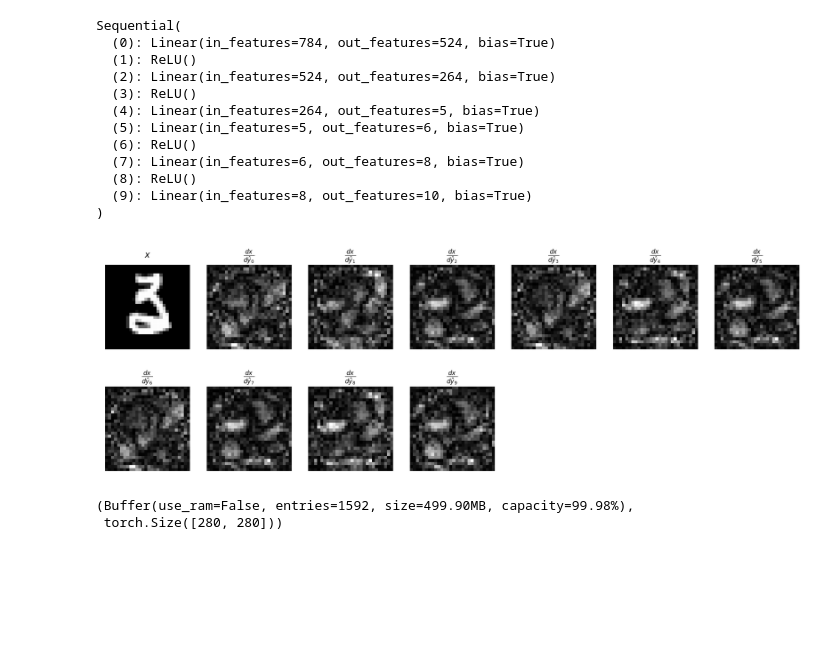
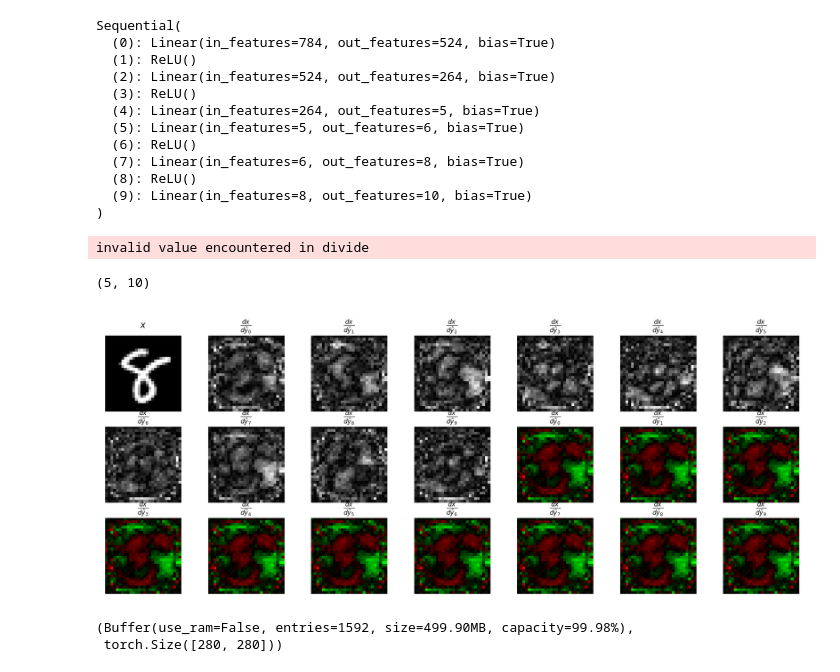
Before and after one commit to eivind-bn/master-project, a Jupyter notebook: mnist_autoencoder.ipynb, the cells around one changed output. Drawn from its saved outputs; the diff is of its cells as text; code cells hidden in the pictures; blank space fills up the shorter version.

```diff
--- a/mnist_autoencoder.ipynb
+++ b/mnist_autoencoder.ipynb
@@ -148,26 +176,65 @@ stats.plot_loss()
 # %%
 idx = random.randint(0,len(images))
 X = images[idx]
-feedforward = classifier(X)
-
-Y = feedforward.numpy()
-digit = feedforward.tensor().argmax().item()
+Y = classifier(X)
+digit = Y.tensor(True).argmax().item()
 
 fig = plt.figure(dpi=250, figsize=(10,5))
-fig.add_subplot(3,7, 1)
+fig.add_subplot(4,7, 1)
 plt.imshow(X, cmap="gray")
 plt.axis('off')
 plt.title(f'$x$', size=7)
 
 saliencies = []
 for i in range(10):
-    fig.add_subplot(3,7,i+2)
-    saliencies.append(feedforward.saliency(lambda t: t[i]))
+    fig.add_subplot(4,7,i+2)
+    saliencies.append(Y.saliency(lambda t: t[i]))
     plt.imshow(saliencies[-1], cmap="gray")
     plt.axis('off')
     plt.title(f'$\\frac{{dx}}{{d\hat y_{i}}}$', size=7)
+
+
+for i in range(10):
+    gradients = Y.gradients(lambda t: t.sum())
+    min,max = gradients.min(), gradients.max()
+    if abs(max) > abs(min):
+        min = -max
+    else:
+        max = -min
+    red = torch.where(gradients < 0, gradients/min, torch.zeros_like(gradients))
+    green = torch.where(gradients > 0, gradients/max, torch.zeros_like(gradients))
+    saliency_with_corr = torch.zeros((28,28,3), dtype=torch.float32, device="cpu")
+    saliency_with_corr[:,:,0] = red
+    saliency_with_corr[:,:,1] = green
+    fig.add_subplot(4,7,i+12)
+    plt.imshow(saliency_with_corr, cmap="gray")
+    plt.axis('off')
+    plt.title(f'$\\frac{{dx}}{{d\hat y_{i}}}$', size=7)
+
+
+data = encoder(images).numpy()
+explainer = shap.PermutationExplainer(lambda t: classifier_head(torch.from_numpy(t)).numpy().reshape((-1,10)), masker=data)
+classifier_head_shap_values: shap.Explanation = explainer(data[idx:idx+1], max_evals=11)[0]
+classifier_head_shap_values = np.array(classifier_head_shap_values.values).reshape((latent_dim,10))
+
+classifier_head_shap_min, classifier_head_shap_max = classifier_head_shap_values.min(), classifier_head_shap_values.max()
+if abs(classifier_head_shap_max) > abs(classifier_head_shap_min):
+    classifier_head_shap_min = -classifier_head_shap_max
+else:
+    classifier_head_shap_max = -classifier_head_shap_min
+
+
+negative = np.where(classifier_head_shap_values < 0, classifier_head_shap_values / classifier_head_shap_min, np.zeros_like(classifier_head_shap_values))
+negative = negative / negative.sum(axis=0)
+
+positive = np.where(classifier_head_shap_values > 0, classifier_head_shap_values / classifier_head_shap_max, np.zeros_like(classifier_head_shap_values))
+positive = positive / positive.sum(axis=0)
+
+positive.shape
 # %% [output]
+invalid value encountered in divide
+(5, 10)
-[figure, old version]
+[figure, new version]
 # %%
 # %% [output]
 (Buffer(use_ram=False, entries=1592, size=499.90MB, capacity=99.98%),
```
Also changed, not shown: parts of 5 cells of this notebook, 12 other files.
